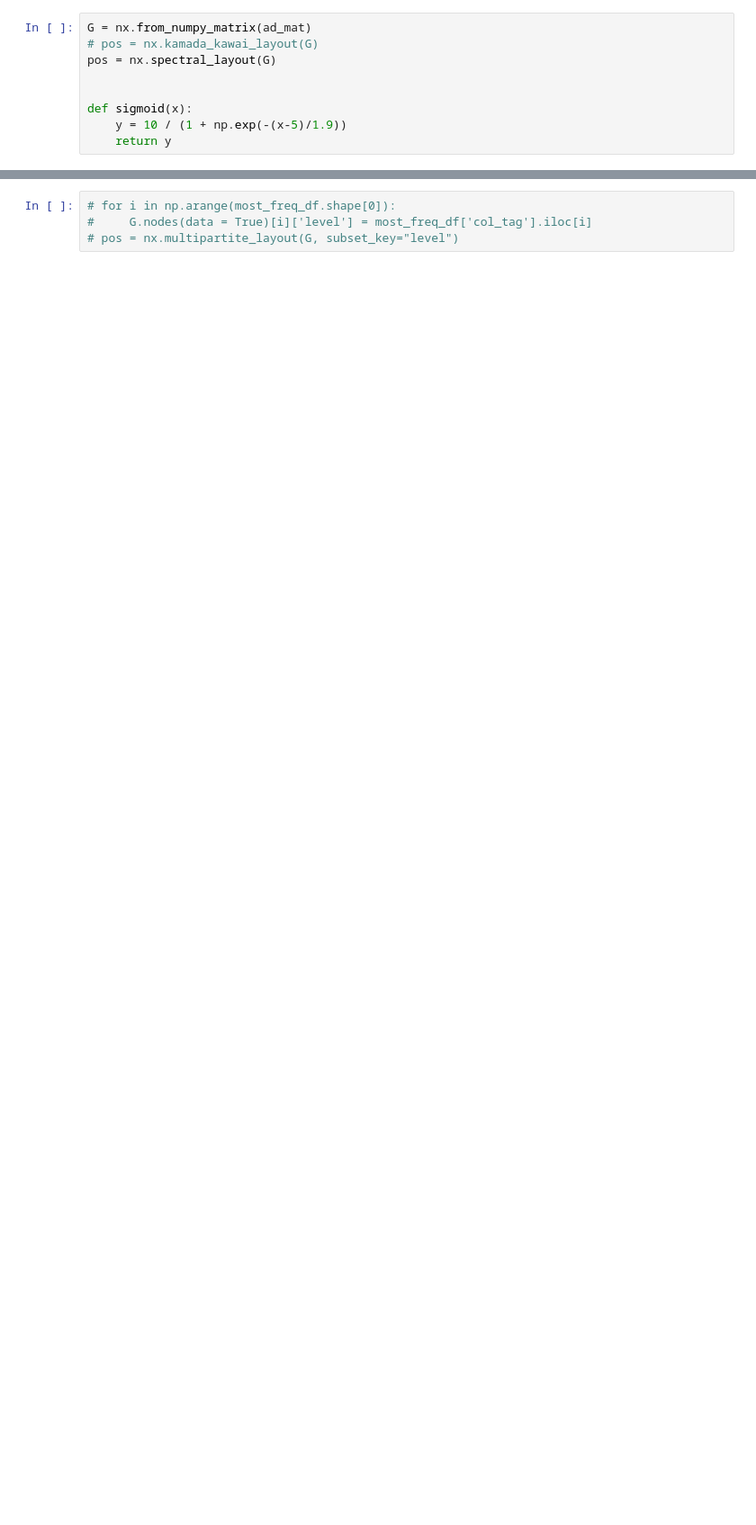
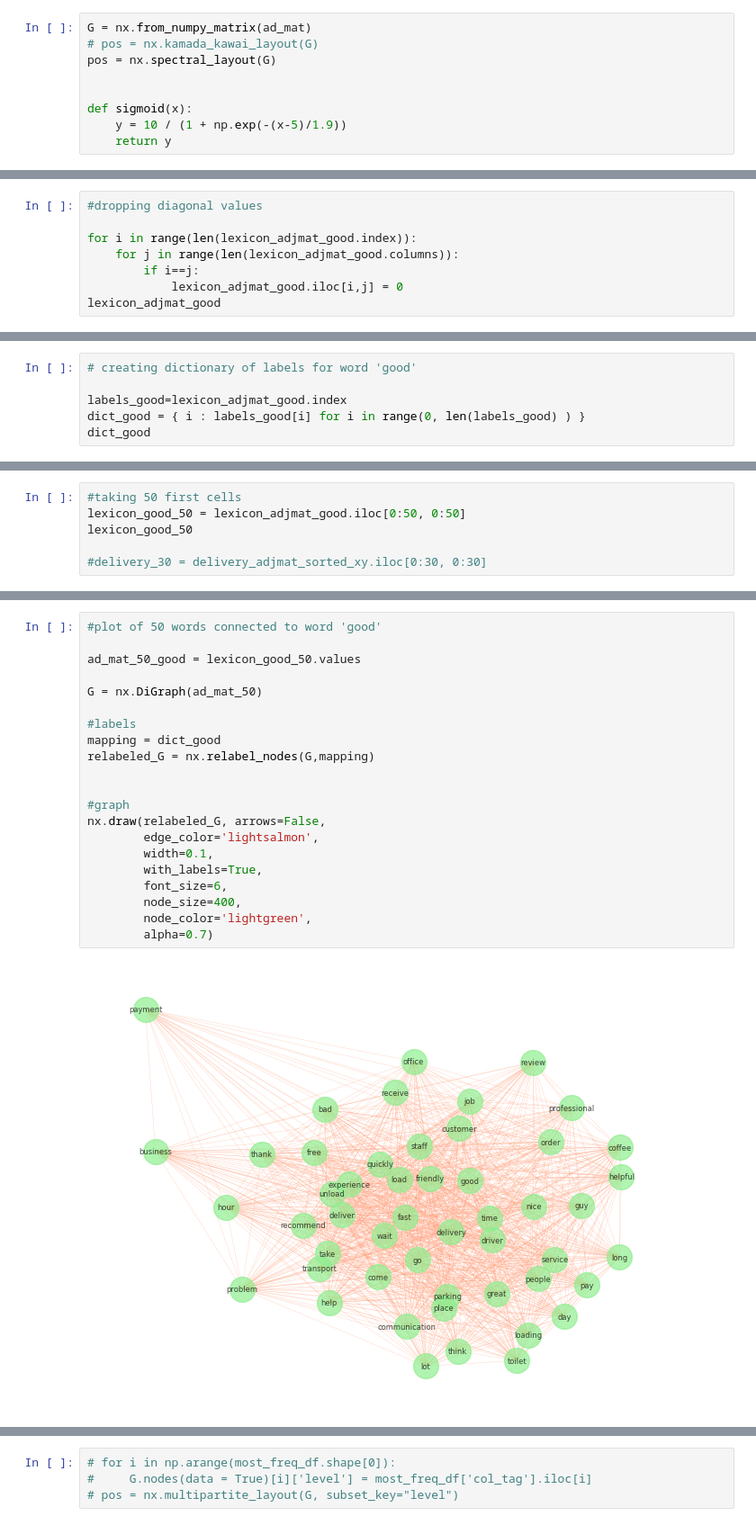
Before and after one commit to GSSaac/TOMlogistics, a Jupyter notebook: kp_WP2_logistics_lexicon.ipynb, the cells around one changed output, grey strips where cells are left out. Shown at 90% size. Cells and saved outputs as stored; diff of their text form; blank space fills up the shorter version.

```diff
--- a/kp_WP2_logistics_lexicon.ipynb
+++ b/kp_WP2_logistics_lexicon.ipynb
@@ -737,0 +599,8 @@ plt.xticks(rotation=50)
+# %%
+#dropping diagonal values
+
+for i in range(len(lexicon_adjmat_good.index)):
+    for j in range(len(lexicon_adjmat_good.columns)):
+        if i==j:
+            lexicon_adjmat_good.iloc[i,j] = 0
+lexicon_adjmat_good
@@ -737,0 +621,6 @@ plt.xticks(rotation=50)
+# %%
+# creating dictionary of labels for word 'good'
+
+labels_good=lexicon_adjmat_good.index
+dict_good = { i : labels_good[i] for i in range(0, len(labels_good) ) }
+dict_good
@@ -737,0 +645,6 @@ plt.xticks(rotation=50)
+# %%
+#taking 50 first cells
+lexicon_good_50 = lexicon_adjmat_good.iloc[0:50, 0:50]
+lexicon_good_50
+
+#delivery_30 = delivery_adjmat_sorted_xy.iloc[0:30, 0:30]
@@ -737,0 +670,23 @@ plt.xticks(rotation=50)
+# %%
+#plot of 50 words connected to word 'good'
+
+ad_mat_50_good = lexicon_good_50.values
+
+G = nx.DiGraph(ad_mat_50)
+
+#labels
+mapping = dict_good
+relabeled_G = nx.relabel_nodes(G,mapping)
+
+
+#graph
+nx.draw(relabeled_G, arrows=False,
+        edge_color='lightsalmon',
+        width=0.1,
+        with_labels=True,
+        font_size=6,
+        node_size=400,
+        node_color='lightgreen',
+        alpha=0.7)
+# %% [output]
+[figure, added]
```
Also changed, not shown: parts of 31 cells of this notebook, 1 other file.
